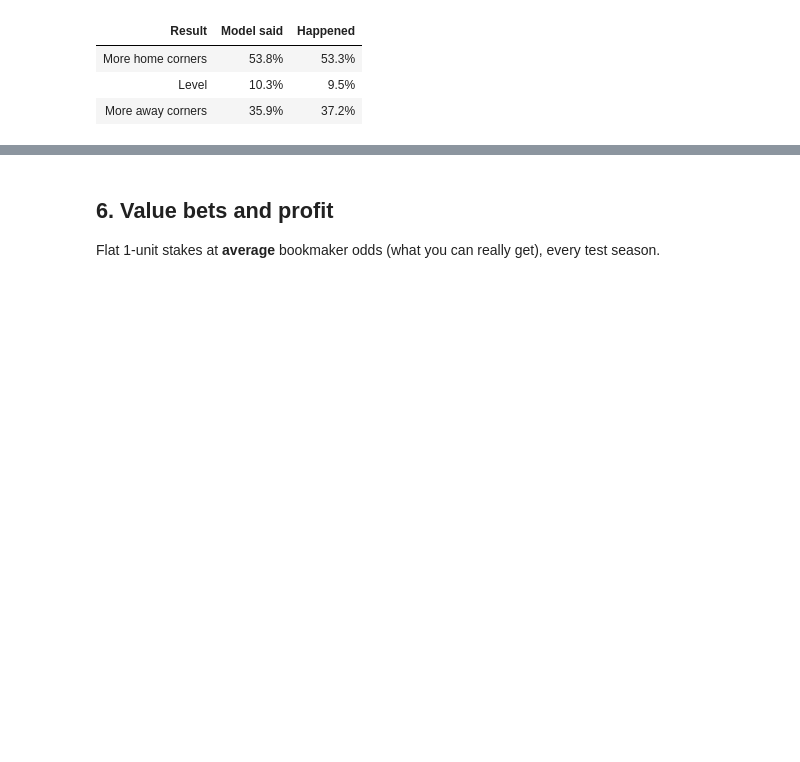
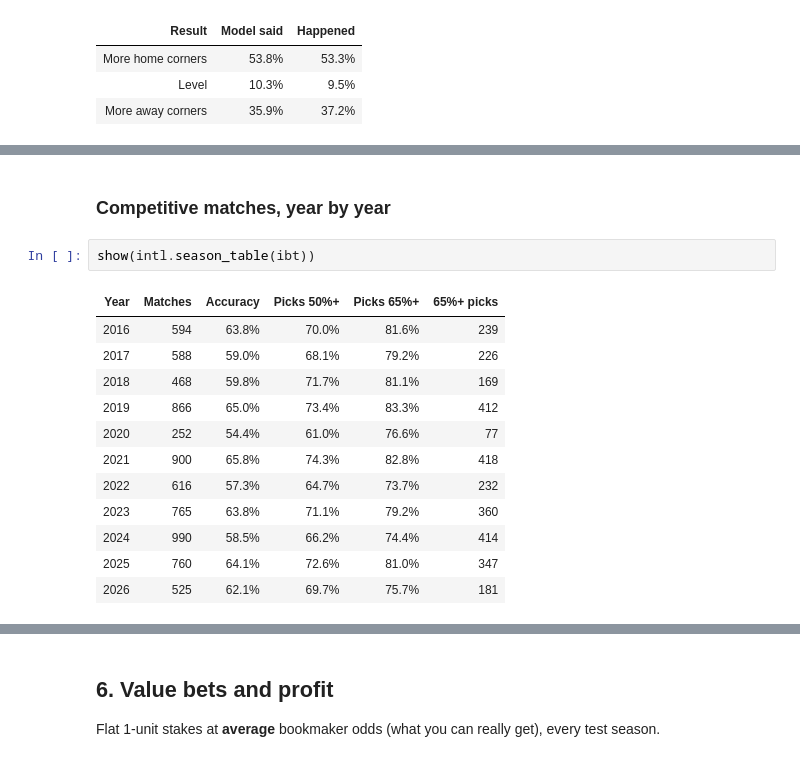
Before and after one commit to RicardoJose000/predict90-colab, a Jupyter notebook: Football_Predictor.ipynb, the cells around one changed output, grey strips where cells are left out. Drawn from its saved outputs; the diff is of its cells as text; blank space fills up the shorter version.

```diff
--- a/Football_Predictor.ipynb
+++ b/Football_Predictor.ipynb
@@ -563,0 +503,17 @@ Corner 1X2: chance only in the Excel file, usually no odds in the free API
+# %% [markdown]
+### Competitive matches, year by year
+# %%
+show(intl.season_table(ibt))
+# %% [output]
+| Year | Matches | Accuracy | Picks 50%+ | Picks 65%+ | 65%+ picks |
+| 2016 | 594 | 63.8% | 70.0% | 81.6% | 239 |
+| 2017 | 588 | 59.0% | 68.1% | 79.2% | 226 |
+| 2018 | 468 | 59.8% | 71.7% | 81.1% | 169 |
+| 2019 | 866 | 65.0% | 73.4% | 83.3% | 412 |
+| 2020 | 252 | 54.4% | 61.0% | 76.6% | 77 |
+| 2021 | 900 | 65.8% | 74.3% | 82.8% | 418 |
+| 2022 | 616 | 57.3% | 64.7% | 73.7% | 232 |
+| 2023 | 765 | 63.8% | 71.1% | 79.2% | 360 |
+| 2024 | 990 | 58.5% | 66.2% | 74.4% | 414 |
+| 2025 | 760 | 64.1% | 72.6% | 81.0% | 347 |
+| 2026 | 525 | 62.1% | 69.7% | 75.7% | 181 |
```
Also changed, not shown: parts of 25 cells of this notebook, 13 other files.
